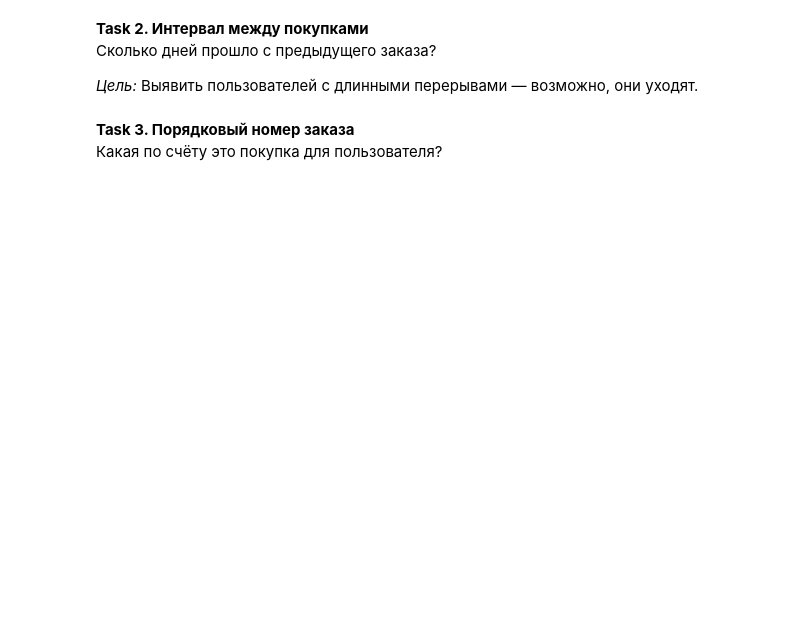
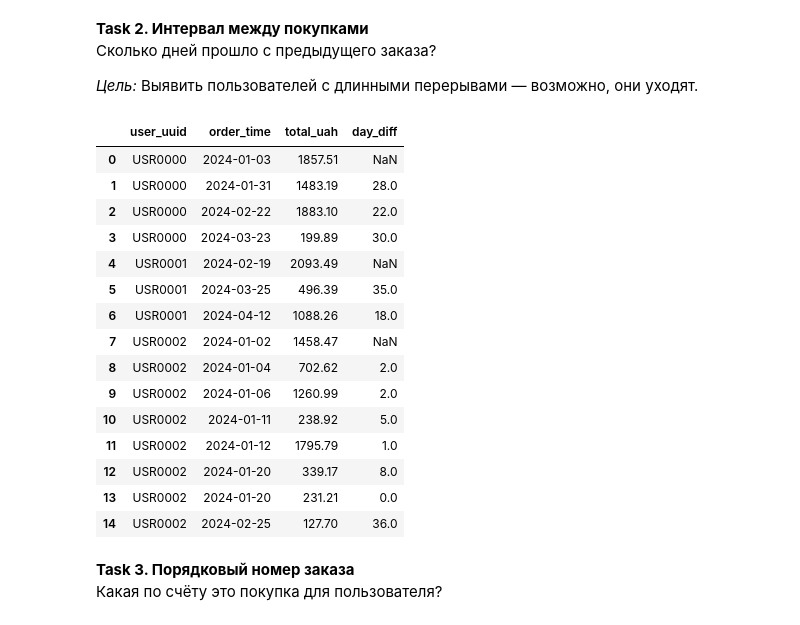
Before and after one commit to cpython-projects/da_2603, a Jupyter notebook: lesson_25.ipynb, the cells around one changed output. Drawn from its saved outputs; the diff is of its cells as text; code cells hidden in the pictures; blank space fills up the shorter version.

```diff
--- a/lesson_25.ipynb
+++ b/lesson_25.ipynb
@@ -382,6 +412,36 @@ engine = create_engine(f"postgresql+psycopg2://{DB_USER}:{DB_PASS}@{DB_HOST}:{DB
 Сколько дней прошло с предыдущего заказа?
 
 *Цель:* Выявить пользователей с длинными перерывами — возможно, они уходят.
+# %%
+query = """
+SELECT
+  user_uuid, order_time, total_uah,
+  order_time - LAG(order_time) OVER (
+    PARTITION BY user_uuid
+    ORDER BY order_time
+  ) as day_diff
+FROM orders_log;
+"""
+
+df = pd.read_sql(text(query), engine)
+df.head(15)
+# %% [output]
+|  | user_uuid | order_time | total_uah | day_diff |
+| 0 | USR0000 | 2024-01-03 | 1857.51 | NaN |
+| 1 | USR0000 | 2024-01-31 | 1483.19 | 28.0 |
+| 2 | USR0000 | 2024-02-22 | 1883.10 | 22.0 |
+| 3 | USR0000 | 2024-03-23 | 199.89 | 30.0 |
+| 4 | USR0001 | 2024-02-19 | 2093.49 | NaN |
+| 5 | USR0001 | 2024-03-25 | 496.39 | 35.0 |
+| 6 | USR0001 | 2024-04-12 | 1088.26 | 18.0 |
+| 7 | USR0002 | 2024-01-02 | 1458.47 | NaN |
+| 8 | USR0002 | 2024-01-04 | 702.62 | 2.0 |
+| 9 | USR0002 | 2024-01-06 | 1260.99 | 2.0 |
+| 10 | USR0002 | 2024-01-11 | 238.92 | 5.0 |
+| 11 | USR0002 | 2024-01-12 | 1795.79 | 1.0 |
+| 12 | USR0002 | 2024-01-20 | 339.17 | 8.0 |
+| 13 | USR0002 | 2024-01-20 | 231.21 | 0.0 |
+| 14 | USR0002 | 2024-02-25 | 127.70 | 36.0 |
 # %% [markdown]
 **Task 3. Порядковый номер заказа**
 Какая по счёту это покупка для пользователя?
```
Also changed, not shown: parts of 17 cells of this notebook.
